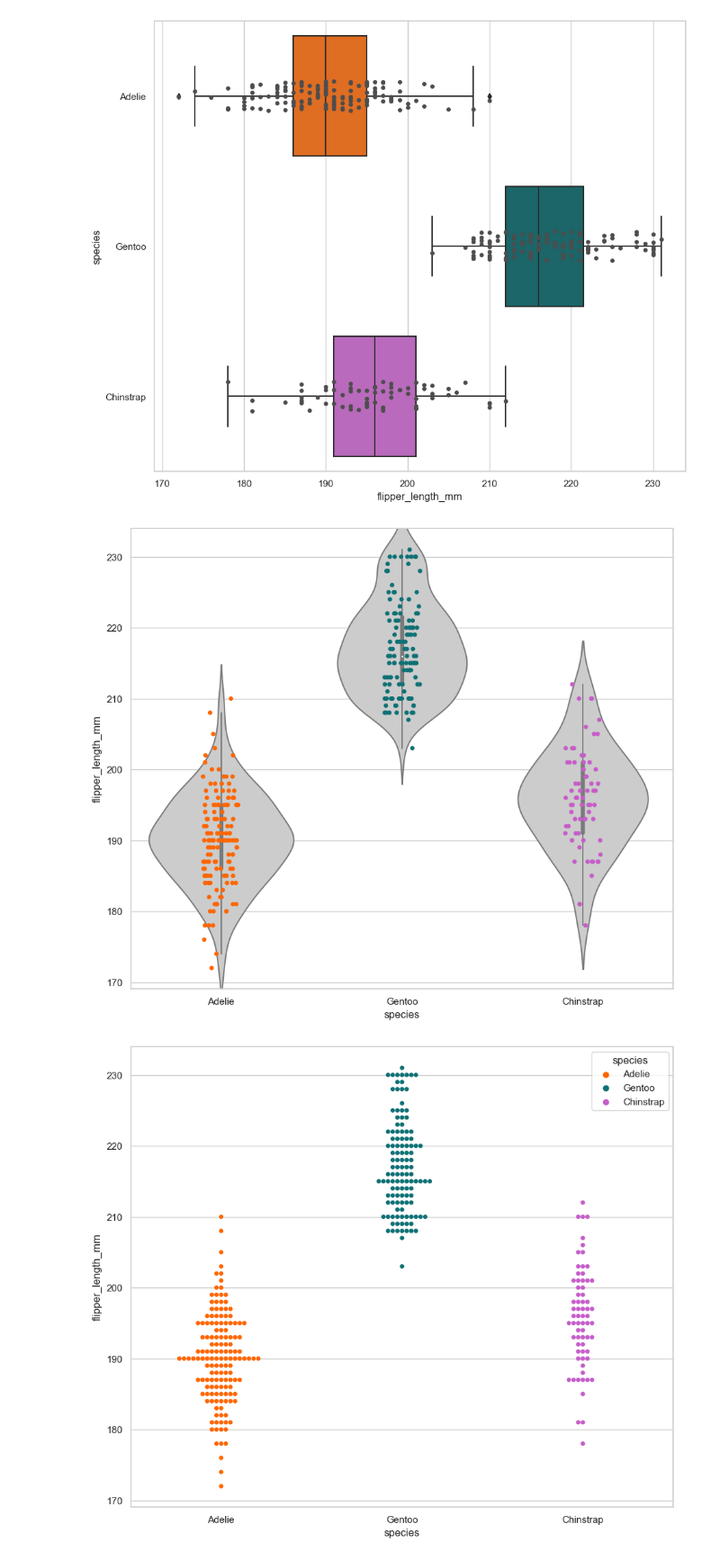
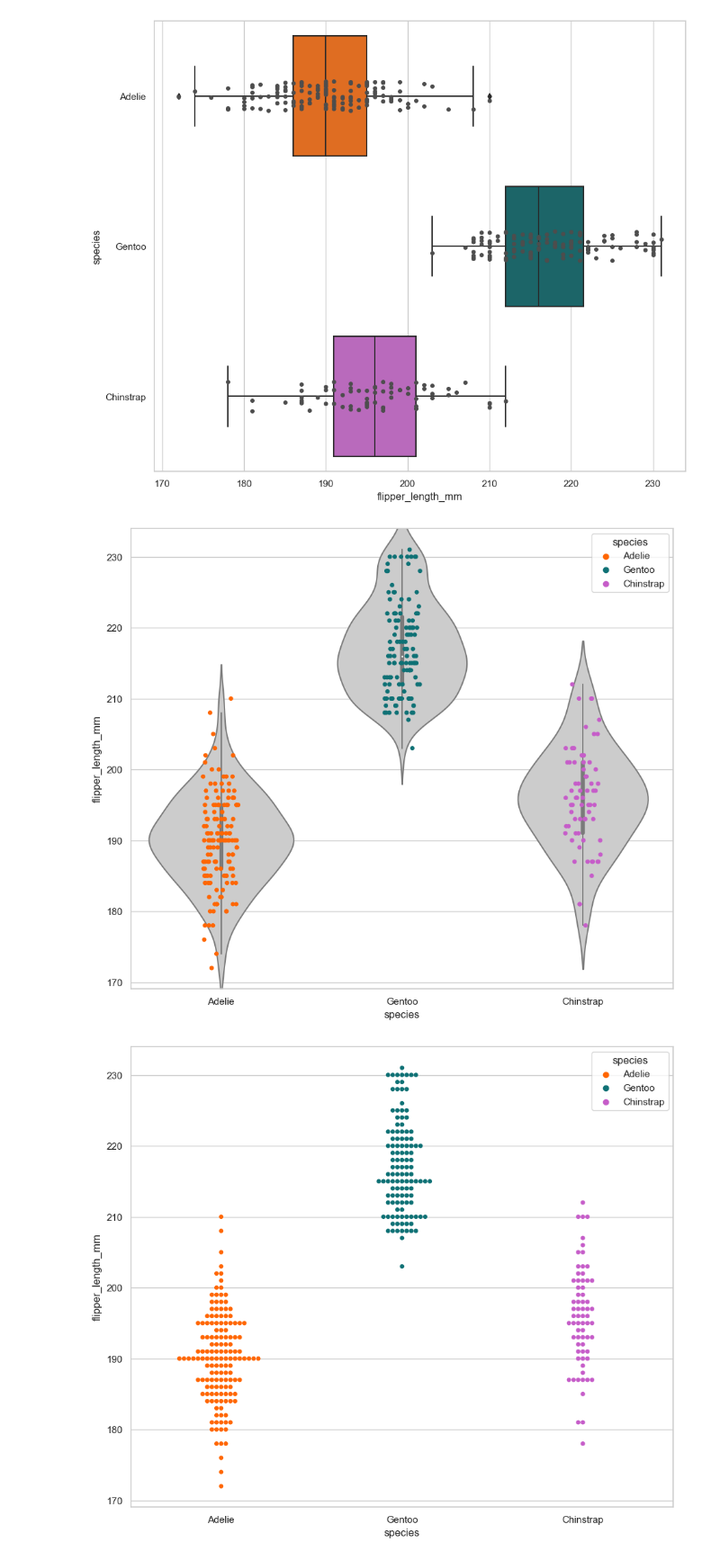
Before and after one commit to RaymundoSGlz/Analisis-exploratorio-de-datos, a Jupyter notebook: Conociendo nuestros datos.ipynb, the cells around one changed output. Shown at 90% size. Saved outputs shown, nothing was run; the diff lists cells and outputs as text; code cells hidden in the pictures.

```diff
--- a/Conociendo nuestros datos.ipynb
+++ b/Conociendo nuestros datos.ipynb
@@ -960,20 +960,21 @@ ax = sns.stripplot(
 # %%
 ax = sns.violinplot(
     data=processed_penguins_df,
     x='species',
     y='flipper_length_mm',
     color='.8'
 );
 
 #Gráfico de puntos
 ax = sns.stripplot(
     data=processed_penguins_df,
     x='species',
     y='flipper_length_mm',
+    hue='species',
     palette=penguin_color
 );
 # %% [output]
-[figure, old version]
+[figure, new version]
 # %%
 sns.swarmplot(
     data=processed_penguins_df,
```
Also changed, not shown: parts of 7 cells of this notebook.
